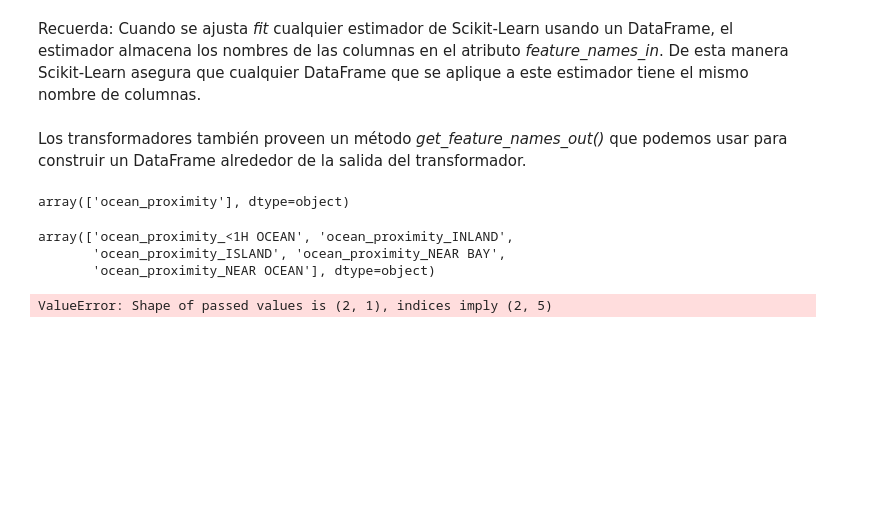
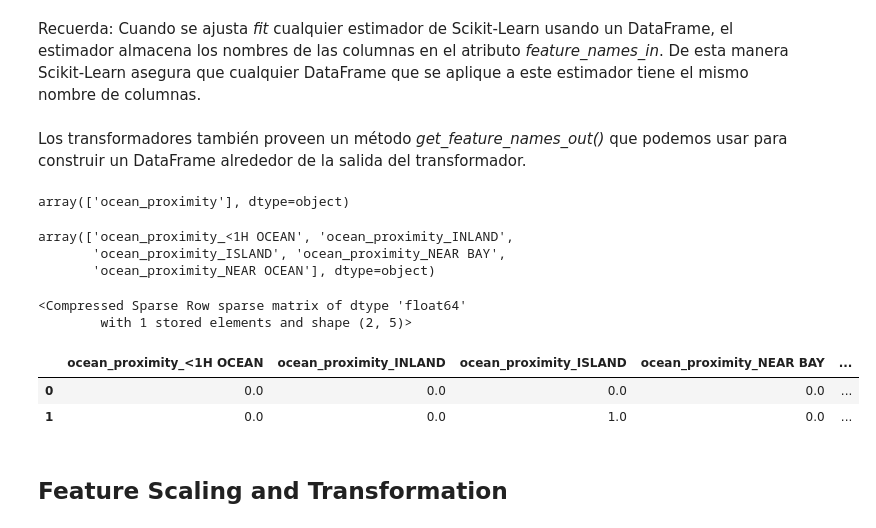
Before and after one commit to jesuusmontalvo/MIA_2024II_Machine_Learning, a Jupyter notebook: Learning/end_to_end_machine_learning_project.ipynb, the cells around one changed output. Cells and saved outputs as stored; diff of their text form; code cells hidden in the pictures; blank space fills up the shorter version.

```diff
--- a/Learning/end_to_end_machine_learning_project.ipynb
+++ b/Learning/end_to_end_machine_learning_project.ipynb
@@ -409,12 +409,21 @@ cat_encoder.get_feature_names_out()
 array(['ocean_proximity_<1H OCEAN', 'ocean_proximity_INLAND',
        'ocean_proximity_ISLAND', 'ocean_proximity_NEAR BAY',
        'ocean_proximity_NEAR OCEAN'], dtype=object)
+# %%
+cat_encoder.transform(df_test_unknown)
+# %% [output]
+<Compressed Sparse Row sparse matrix of dtype 'float64'
+        with 1 stored elements and shape (2, 5)>
 # %%
-df_output = pd.DataFrame(cat_encoder.transform(df_test_unknown),
+df_output = pd.DataFrame(cat_encoder.transform(df_test_unknown).toarray(),
                          columns=cat_encoder.get_feature_names_out(),
                          index=df_test_unknown.index
                          )
 
 df_output
 # %% [output]
-ValueError: Shape of passed values is (2, 1), indices imply (2, 5)
+|  | ocean_proximity_<1H OCEAN | ocean_proximity_INLAND | ocean_proximity_ISLAND | ocean_proximity_NEAR BAY | ... |
+| 0 | 0.0 | 0.0 | 0.0 | 0.0 | ... |
+| 1 | 0.0 | 0.0 | 1.0 | 0.0 | ... |
+# %% [markdown]
+## Feature Scaling and Transformation
```
Also changed, not shown: 1 other file.
